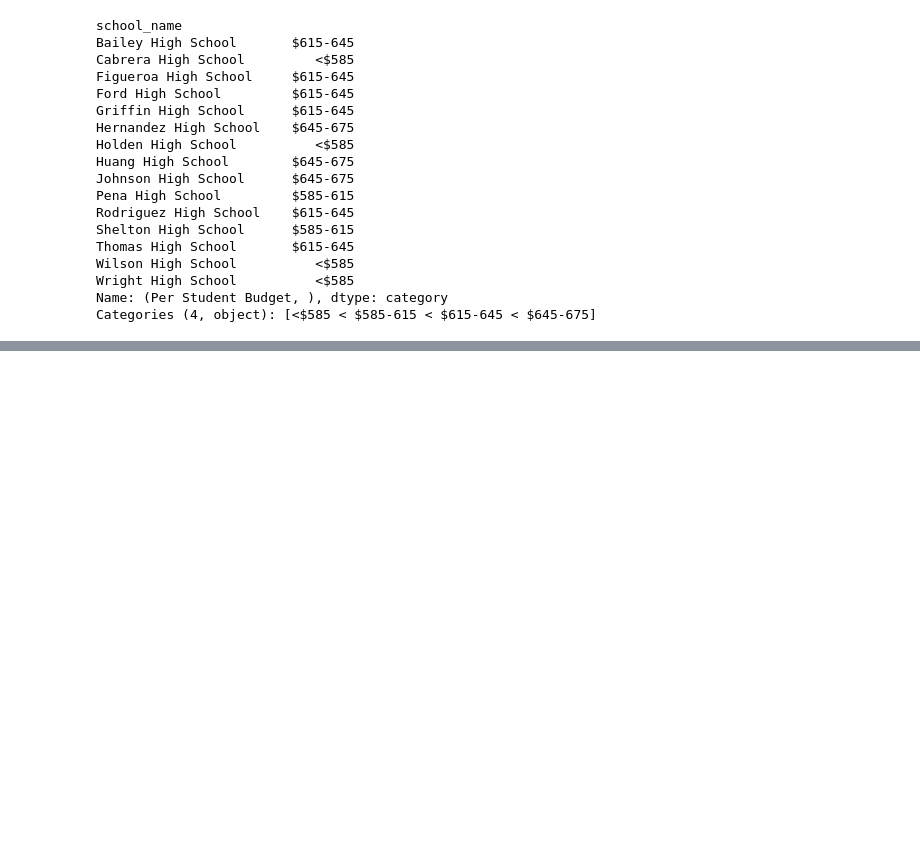
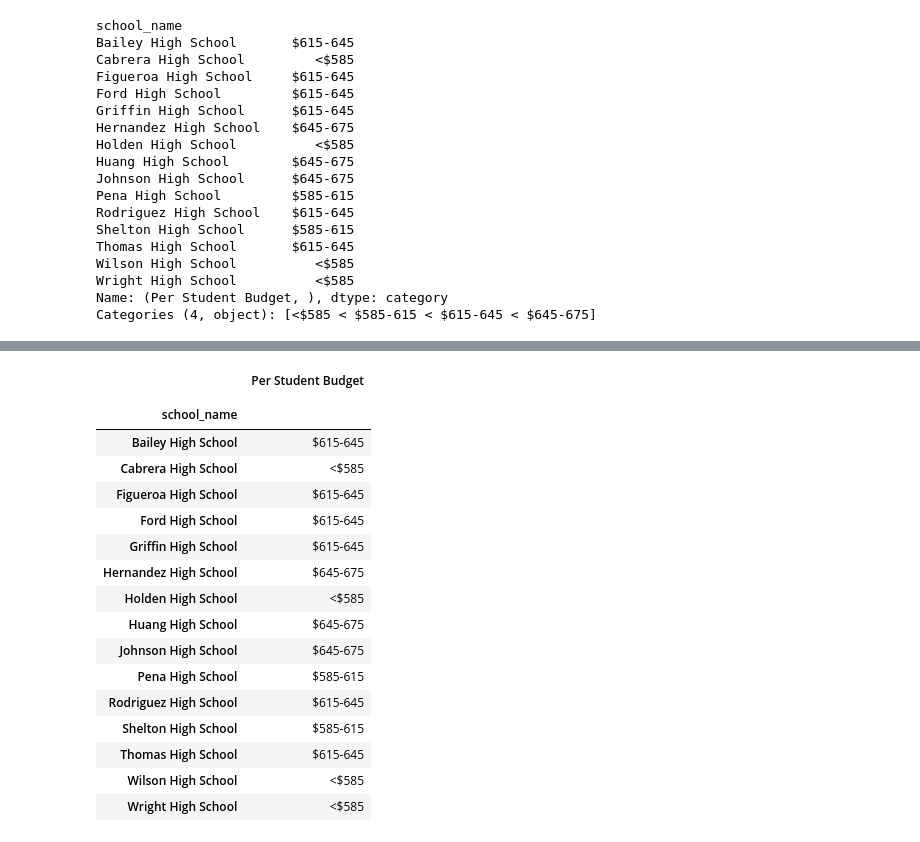
Before and after one commit to mtbulut/pandas-challenge, a Jupyter notebook: PyCitySchools_memet.ipynb, the cells around one changed output, grey strips where cells are left out. Drawn from its saved outputs; the diff is of its cells as text; code cells hidden in the pictures; blank space fills up the shorter version.

```diff
--- a/PyCitySchools_memet.ipynb
+++ b/PyCitySchools_memet.ipynb
@@ -328,0 +365,23 @@ df2
+# %%
+bin_df = pd.DataFrame(pd.cut(df1['Per Student Budget', ''], spending_bins, labels = group_names))
+# %%
+bin_df
+# %% [output]
+|  | Per Student Budget |
+|  |  |
+| school_name |  |
+| Bailey High School | $615-645 |
+| Cabrera High School | <$585 |
+| Figueroa High School | $615-645 |
+| Ford High School | $615-645 |
+| Griffin High School | $615-645 |
+| Hernandez High School | $645-675 |
+| Holden High School | <$585 |
+| Huang High School | $645-675 |
+| Johnson High School | $645-675 |
+| Pena High School | $585-615 |
+| Rodriguez High School | $615-645 |
+| Shelton High School | $585-615 |
+| Thomas High School | $615-645 |
+| Wilson High School | <$585 |
+| Wright High School | <$585 |
```
Also changed, not shown: parts of 13 cells of this notebook, 1 other file.
